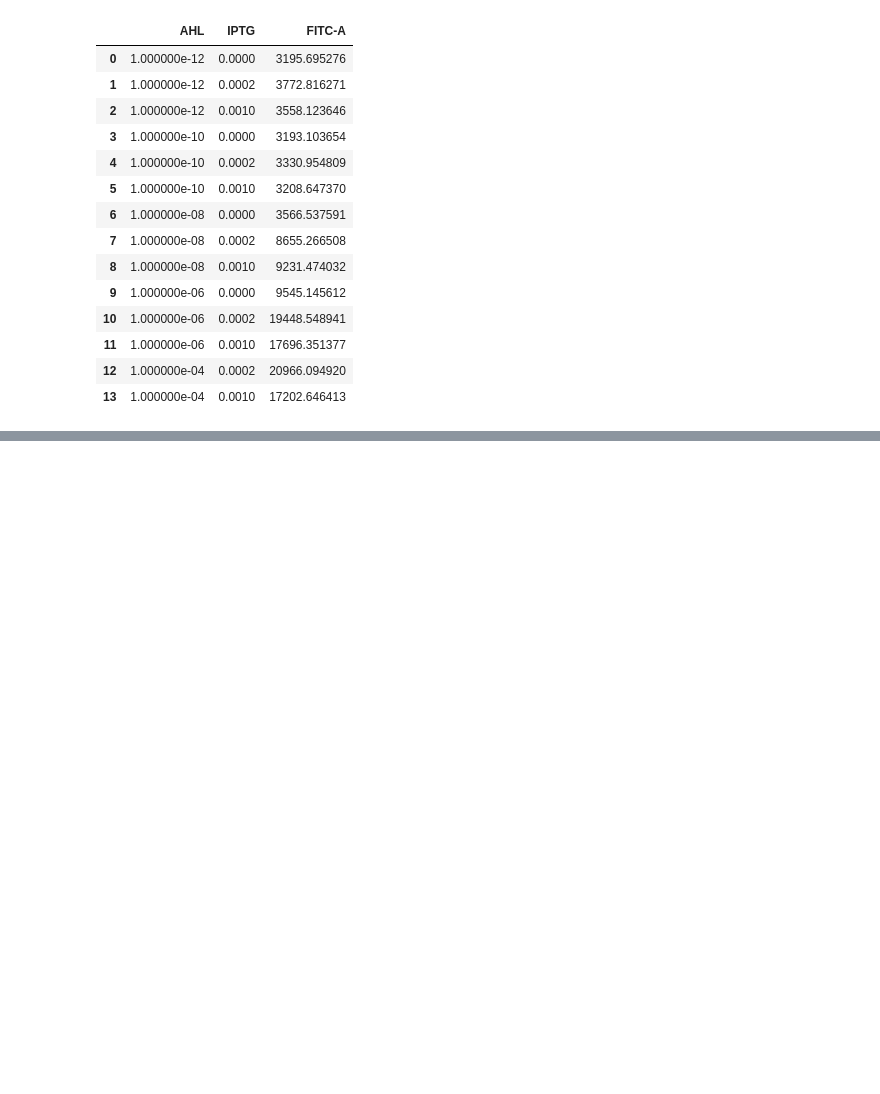
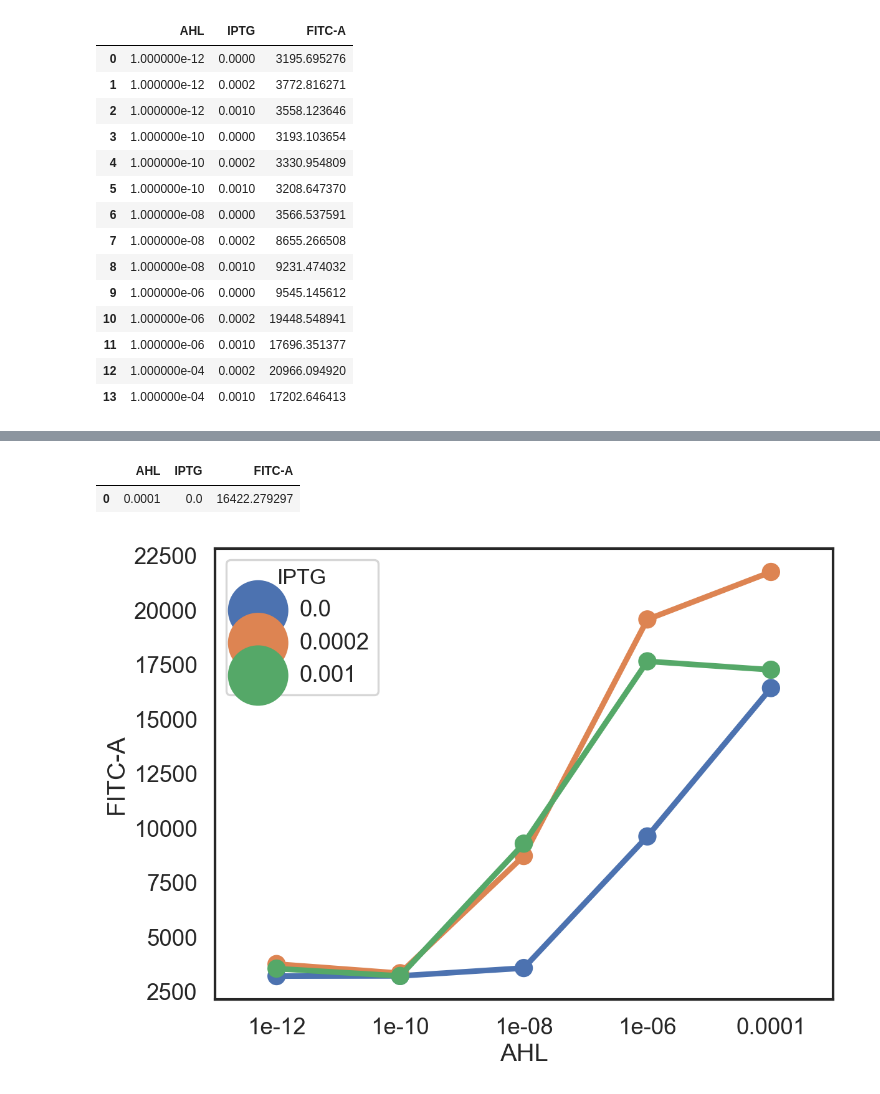
Before and after one commit to Jsakkos/cyano-sync, a Jupyter notebook: 20210208 LuxR SE/Lux Analysis.ipynb, the cells around one changed output, grey strips where cells are left out. Saved outputs shown, nothing was run; the diff lists cells and outputs as text; code cells hidden in the pictures; blank space fills up the shorter version.

```diff
--- a/20210208 LuxR SE/Lux Analysis.ipynb
+++ b/20210208 LuxR SE/Lux Analysis.ipynb
@@ -424,0 +465,7 @@ g.despine(bottom=True, left=True)
+# %%
+df2.groupby(['AHL','IPTG'])['FITC-A'].median().reset_index()
+# %% [output]
+|  | AHL | IPTG | FITC-A |
+| 0 | 0.0001 | 0.0 | 16422.279297 |
+# %%
+mfi = mfi.append(df2.groupby(['AHL','IPTG'])['FITC-A'].median().reset_index(),ignore_index=True)
@@ -424,0 +474,9 @@ g.despine(bottom=True, left=True)
+# %%
+sns.set_context('talk')
+sns.set_style('white')
+f, ax = plt.subplots(figsize=(8,6))
+sns.pointplot(x='AHL',y='FITC-A',hue='IPTG',data=mfi)
+
+f.savefig('Lux.png',dpi=600)
+# %% [output]
+[figure, added]
```
Also changed, not shown: parts of 31 cells of this notebook, 1 other file.
